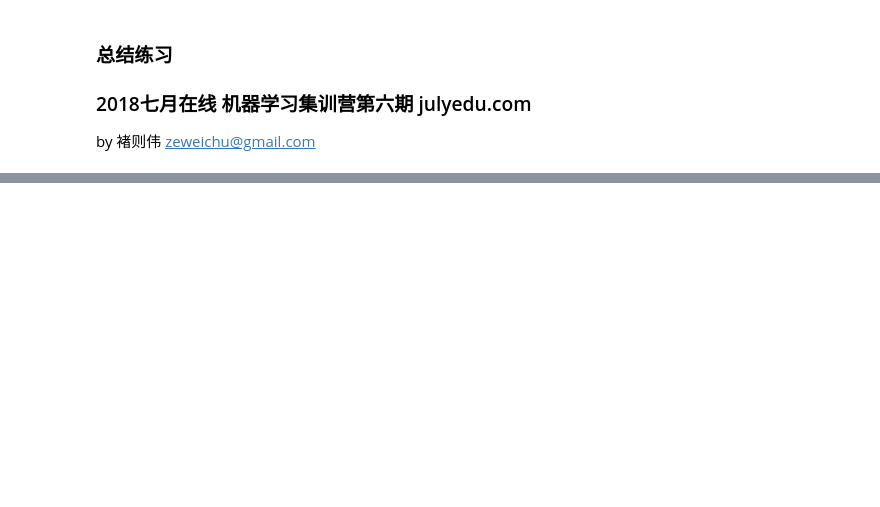
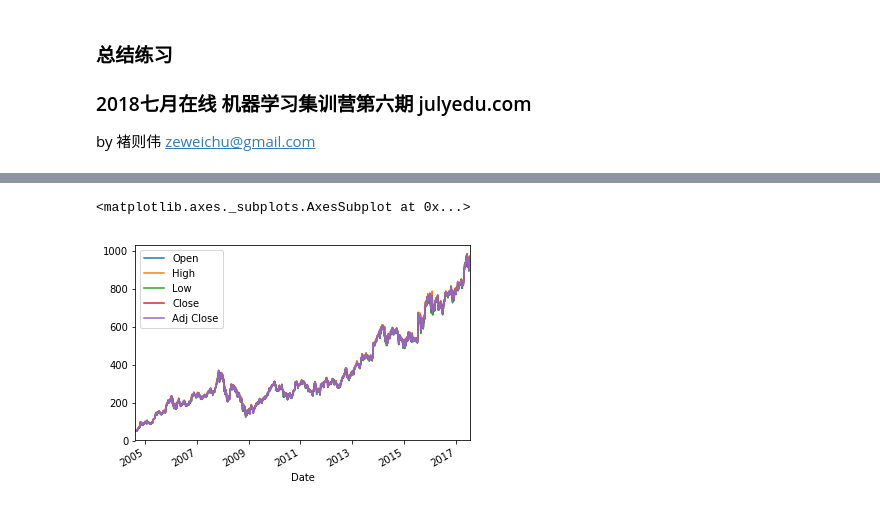
Before and after one commit to ZeweiChu/pandas-tutorial, a Jupyter notebook: 2019-May/pandas-1-live.ipynb, the cells around one changed output, grey strips where cells are left out. Drawn from its saved outputs; the diff is of its cells as text; code cells hidden in the pictures; blank space fills up the shorter version.

```diff
--- a/2019-May/pandas-1-live.ipynb
+++ b/2019-May/pandas-1-live.ipynb
@@ -196,0 +1342,3 @@ by 褚则伟 zeweichu@gmail.com
+# %%
+goog = pd.read_csv("data/GOOG.csv", index_col="Date", parse_dates=["Date"])
+goog.head()
@@ -196,0 +1353,6 @@ by 褚则伟 zeweichu@gmail.com
+# %%
+%matplotlib inline
+goog[["Open", "High", "Low", "Close","Adj Close"]].plot()
+# %% [output]
+<matplotlib.axes._subplots.AxesSubplot at 0x...>
+[figure, added]
```
Also changed, not shown: parts of 174 cells of this notebook, 7 other files.
